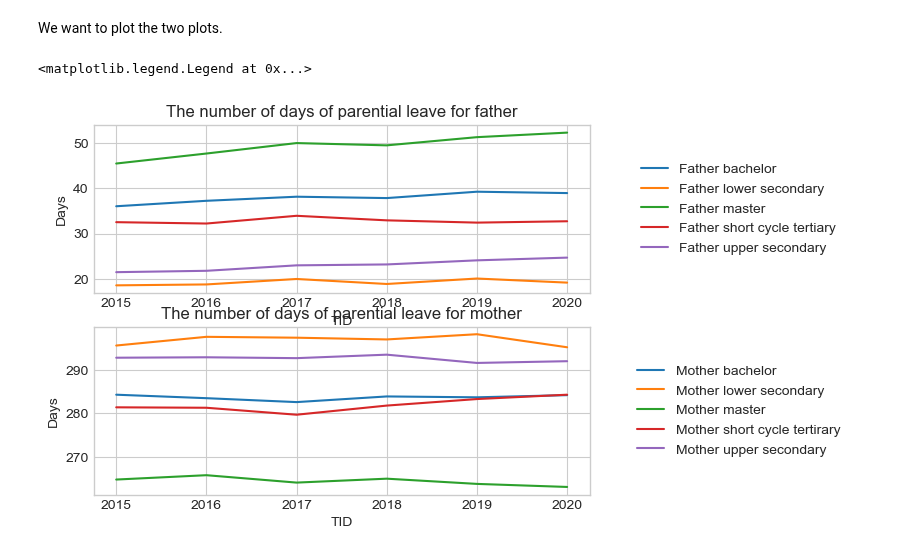
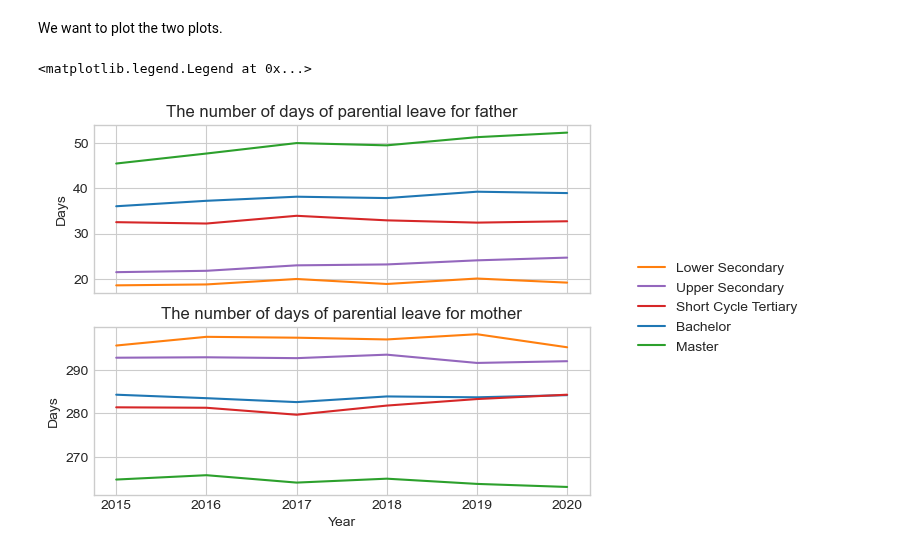
Before and after one commit to NumEconCopenhagen/projects-2023-cbjk, a Jupyter notebook: dataproject/dataproject.ipynb, the cells around one changed output. Drawn from its saved outputs; the diff is of its cells as text; code cells hidden in the pictures.

```diff
--- a/dataproject/dataproject.ipynb
+++ b/dataproject/dataproject.ipynb
@@ -219,37 +219,55 @@ Father_educ = Father_educ[(Father_educ['TAL'] != 'Number of couples')
                            & (Father_educ['FARUD'] != 'All fathers, regardless of education')]
 # c. Cut data futher
 Father_educ = Father_educ[['FARUD', 'TID', 'INDHOLD']]
+# d. Rename the education variables
+Father_educ['FARUD'] = Father_educ['FARUD'].str.replace('Father ', '').str.title()
 
-# d. Cut the data for the father such that the father's education is constant
+# e. Cut the data for the father such that the father's education is constant
 Mother_educ = barsel_true[barsel_true['FARUD'] == 'All fathers, regardless of education']
-# e. Remove variables
+# f. Remove variables
 Mother_educ = Mother_educ[(Mother_educ['TAL'] != 'Number of couples')
                            & (Mother_educ['TAL'] != 'Father - days on parental leave (benefits) after birth on average')
                            & (Mother_educ['TAL'] != 'Mother - days on parental leave (benefits) before birth on average')
                            & (Mother_educ['MORUD'] != 'All mothers, regardless of education')]
-# f. Cut data futher
+# g. Cut data futher
 Mother_educ = Mother_educ[['MORUD', 'TID', 'INDHOLD']]
+# h. Rename the education variables
+Mother_educ['MORUD'] = Mother_educ['MORUD'].str.replace('Father ', '').str.title()
 # %% [markdown]
 We want to plot the two plots.
 # %%
 # a. Define the fig
 fig = plt.figure()
 
 # b. Define ax to be the first of the two subplots
 ax = fig.add_subplot(2,1,1)
-
+# c. Extract the name of each education and plot for each for father's education
 for label, group in Father_educ.groupby(['FARUD']):
     group.plot(x='TID', y='INDHOLD', ax=ax, style='-', label=label)
+# d. Add labels, title and legend
+ax.set_xlabel('')
+ax.set_xticklabels([])
 ax.set_ylabel('Days')
 ax.set_title('The number of days of parential leave for father');
-ax.legend(loc = 'center', bbox_to_anchor=(1.3,0.5))
+ax.legend().remove()
 
+# e. Define ax to be the second of the two subplots
 ax1 = fig.add_subplot(2,1,2)
+# f. Extract the name of each education and plot for each for mother's education
 for label, group in Mother_educ.groupby(['MORUD']):
     group.plot(x='TID', y='INDHOLD', ax=ax1, style='-', label=label)
+# g. Add labels, title and legend
+ax1.set_xlabel('Year')
 ax1.set_ylabel('Days')
 ax1.set_title('The number of days of parential leave for mother');
-ax1.legend(loc = 'center', bbox_to_anchor=(1.3,0.5))
+ax1.legend().remove()
+
+# Create a single legend for both subplots
+handles, labels = ax.get_legend_handles_labels()
+order = ['Lower Secondary', 'Upper Secondary', 'Short Cycle Tertiary', 'Bachelor', 'Master']
+handles = [handles[labels.index(label)] for label in order]
+labels = order
+fig.legend(handles, labels, loc='center', bbox_to_anchor=(1.1,0.5))
 # %% [output]
 <matplotlib.legend.Legend at 0x...>
-[figure, old version]
+[figure, new version]
```
Also changed, not shown: parts of 1 cell of this notebook.
